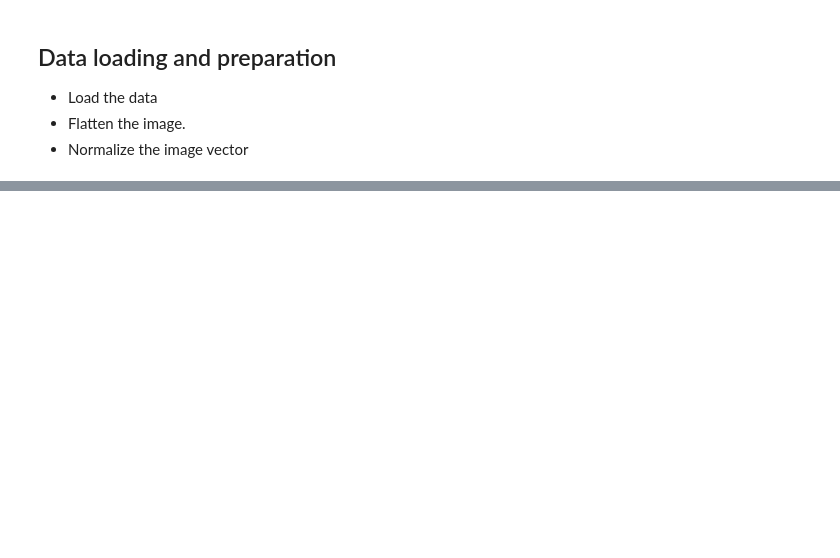
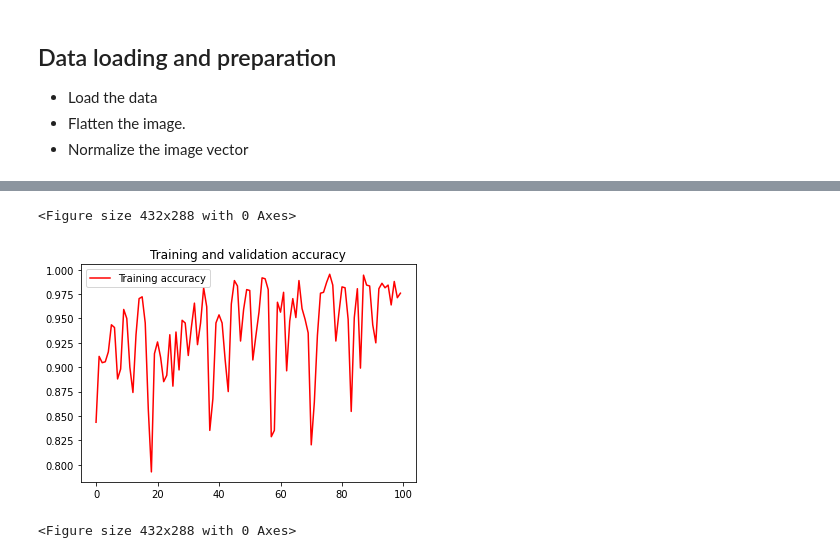
Before and after one commit to vkvats/DeepLearning-by-Andrew-Ng, a Jupyter notebook: Specialization-2/Week3-assignment/SignMNIST-Tensorflow2.ipynb, the cells around one changed output, grey strips where cells are left out. Drawn from its saved outputs; the diff is of its cells as text; code cells hidden in the pictures; blank space fills up the shorter version.

```diff
--- a/Specialization-2/Week3-assignment/SignMNIST-Tensorflow2.ipynb
+++ b/Specialization-2/Week3-assignment/SignMNIST-Tensorflow2.ipynb
@@ -121,0 +49,17 @@ print(tf.__version__)
+# %%
+# making a sequential model with Tensorflow
+model = tf.keras.models.Sequential([
+    tf.keras.layers.Flatten(input_shape=(64,64,3)),
+    tf.keras.layers.Dense(512, activation='relu'),
+    tf.keras.layers.Dense(256, activation='relu'),
+    tf.keras.layers.Dense(128, activation='relu'),
+    tf.keras.layers.Dense(6, activation='softmax')
+])
+
+# comile the model
+model.compile(optimizer='adam',
+             loss = "sparse_categorical_crossentropy",
+             metrics= ["accuracy"])
+
+# model summary
+model.summary()
@@ -121,0 +85,6 @@ print(tf.__version__)
+# %%
+# fit the model
+history = model.fit(X_train, Y_train, epochs = 100, batch_size=32, verbose=2)
+
+# model evaluation
+model.evaluate(X_test, Y_test)
@@ -121,0 +110,18 @@ print(tf.__version__)
+# %%
+# Plot the chart for accuracy and loss on both training and validation
+%matplotlib inline
+import matplotlib.pyplot as plt
+acc = history.history['accuracy']
+# val_acc = history.history['val_accuracy']
+
+epochs = range(len(acc))
+
+plt.plot(epochs, acc, 'r', label='Training accuracy')
+# plt.plot(epochs, val_acc, 'b', label='Validation accuracy')
+plt.title('Training and validation accuracy')
+plt.legend()
+plt.figure()
+# %% [output]
+<Figure size 432x288 with 0 Axes>
+[figure, added]
+<Figure size 432x288 with 0 Axes>
```
Also changed, not shown: parts of 13 cells of this notebook, 4 other files.
